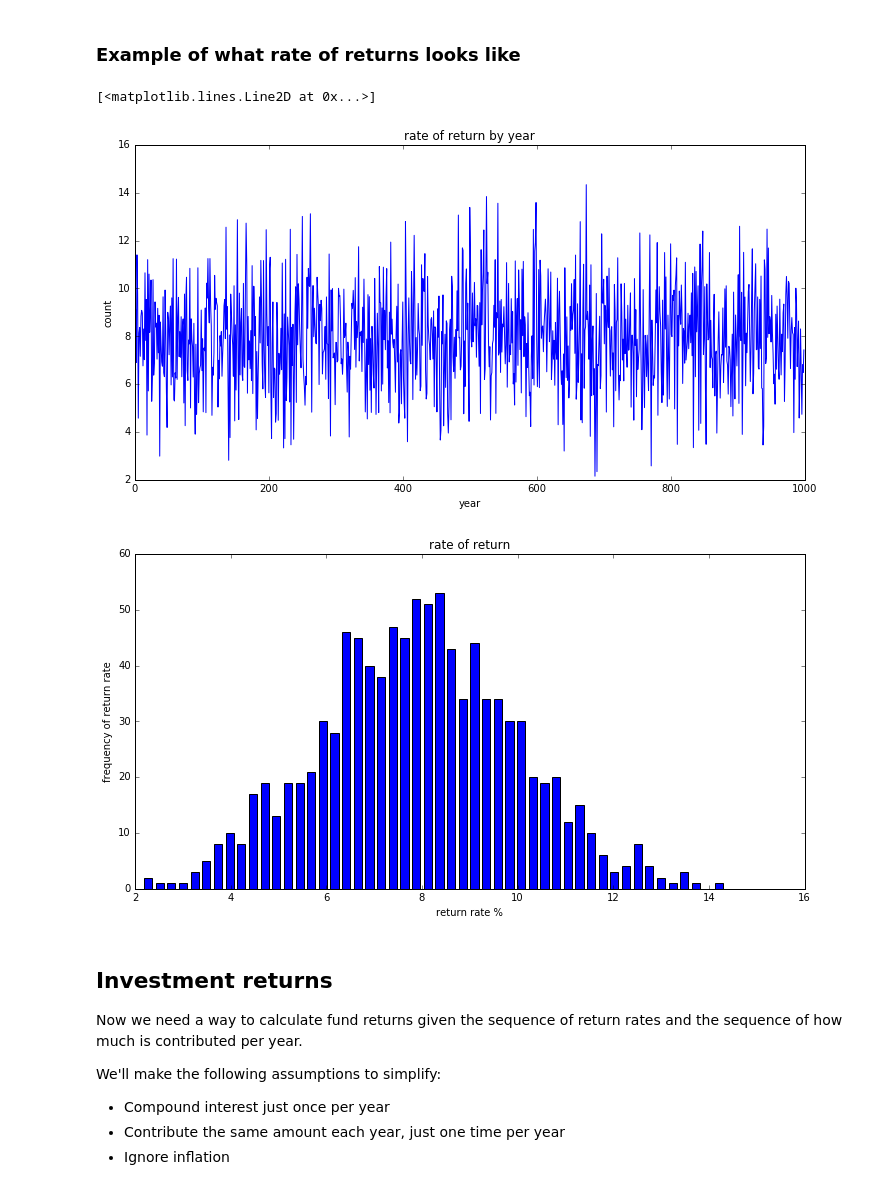
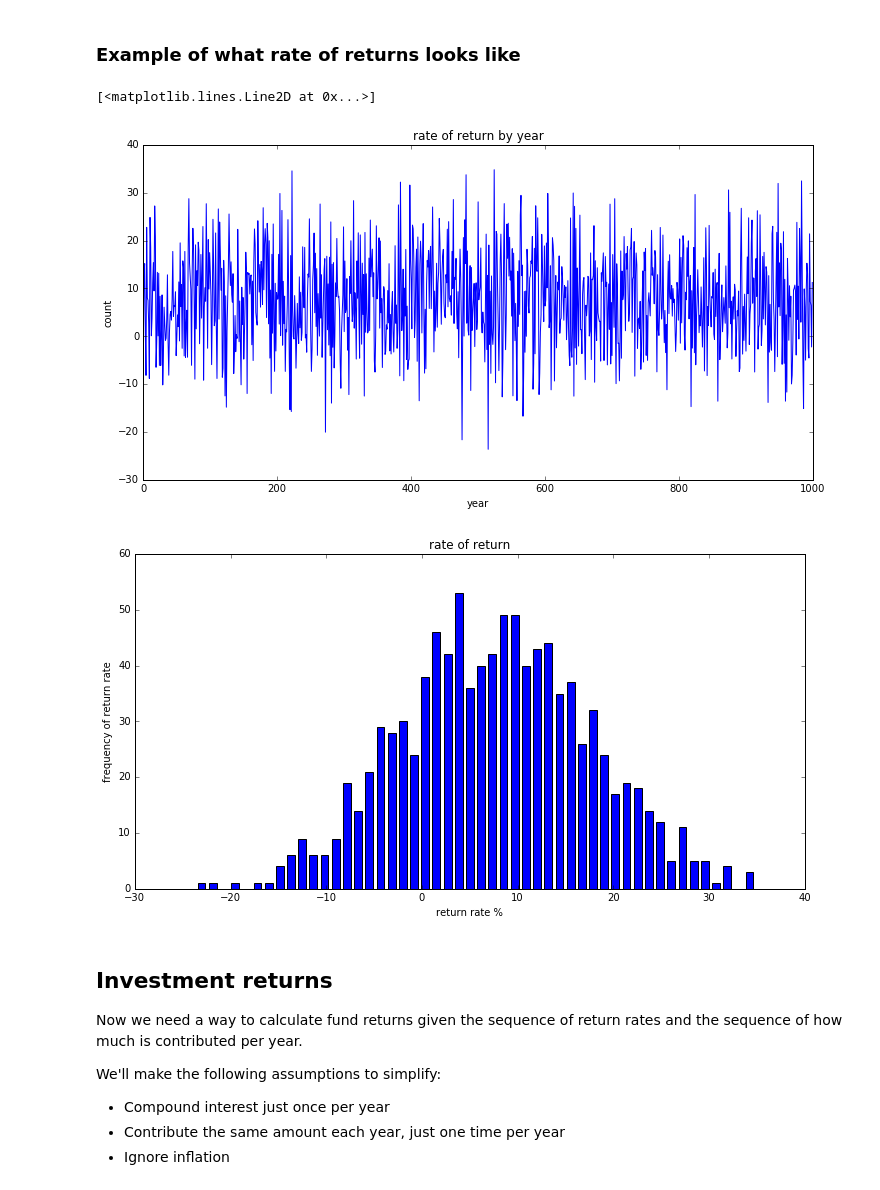
Before and after one commit to calebmadrigal/investment-analysis, a Jupyter notebook: volatility_impact_on_returns.ipynb, the cells around one changed output. Drawn from its saved outputs; the diff is of its cells as text; code cells hidden in the pictures.

```diff
--- a/volatility_impact_on_returns.ipynb
+++ b/volatility_impact_on_returns.ipynb
@@ -47,13 +40,13 @@ def generate_return_rates(return_mean, return_std, years):
 # %% [markdown]
 ### Example of what rate of returns looks like
 # %%
-return_rates = generate_return_rates(8, 2, 1000)
+return_rates = generate_return_rates(8, 10, 1000)
 year_range = range(1000)
 setup_graph(title='rate of return by year', x_label='year', y_label='count', fig_size=(12,6))
 plt.plot(year_range, return_rates)
 # %% [output]
 [<matplotlib.lines.Line2D at 0x...>]
-[figure, old version]
+[figure, new version]
 # %%
 hist, bins = np.histogram(return_rates, bins=50)
 width = 0.7 * (bins[1] - bins[0])
@@ -62,7 +55,7 @@ setup_graph(title='rate of return', x_label='return rate %', y_label='frequency
 plt.bar(center, hist, align='center', width=width)
 plt.show()
 # %% [output]
-[figure, old version]
+[figure, new version]
 # %% [markdown]
 ## Investment returns
 
```
Also changed, not shown: parts of 19 cells of this notebook.
